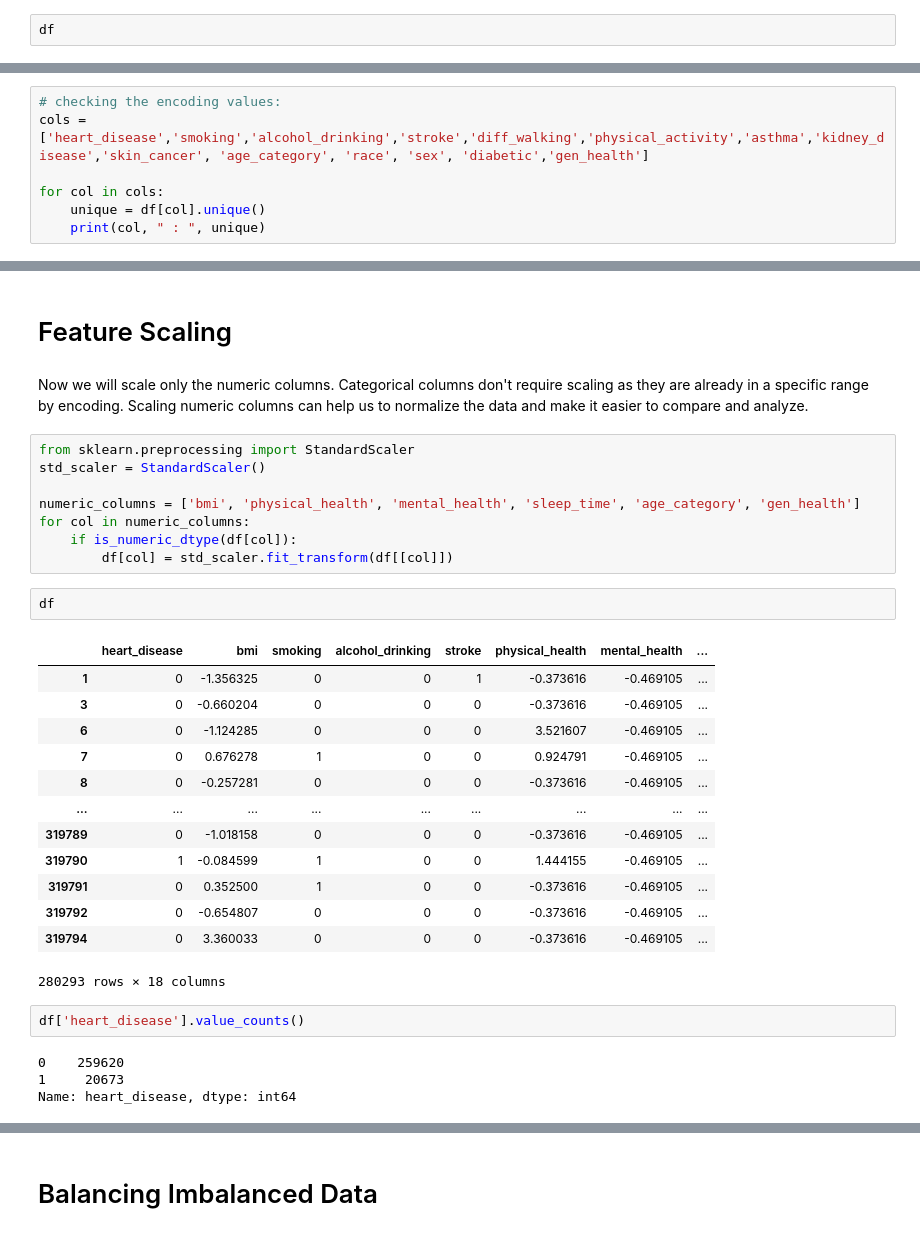
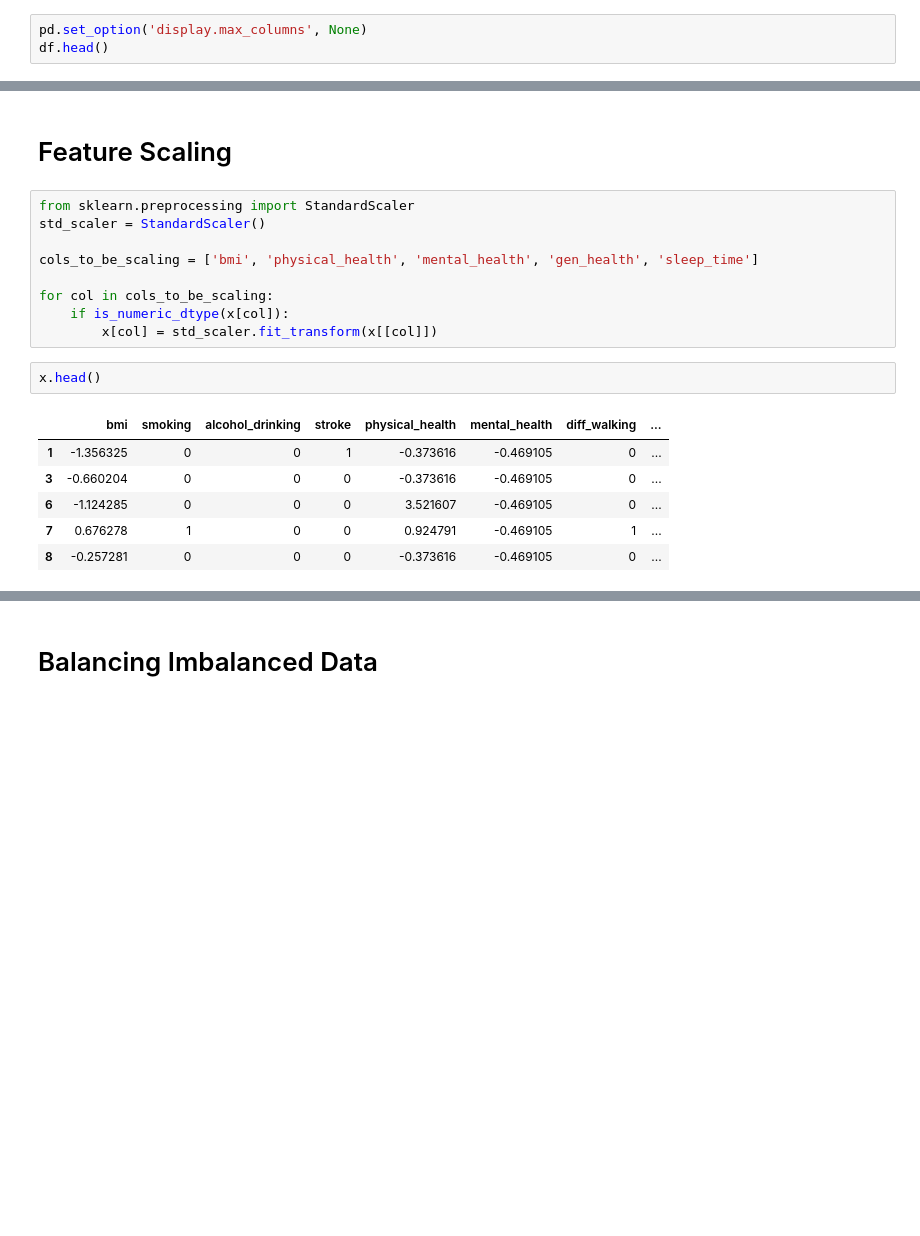
Before and after one commit to S-Delowar/DS-Projects, a Jupyter notebook: Heart Disease Prediction/heart_disease_prediction.ipynb, the cells around one changed output, grey strips where cells are left out. Drawn from its saved outputs; the diff is of its cells as text; blank space fills up the shorter version.

Commit message:
handling imbalanced data

```diff
--- a/Heart Disease Prediction/heart_disease_prediction.ipynb
+++ b/Heart Disease Prediction/heart_disease_prediction.ipynb
@@ -395,5 +386,6 @@ df['gen_health'] = df['gen_health'].replace([ 'Fair', 'Poor',  'Good', 'Very goo
 # %%
-df
+pd.set_option('display.max_columns', None)
+df.head()
 # %% [output]
 |  | heart_disease | bmi | smoking | alcohol_drinking | stroke | physical_health | mental_health | ... |
 | 1 | 0 | 20.34 | 0 | 0 | 1 | 0 | 0 | ... |
@@ -411,7 +395,0 @@ df
-# %%
-# checking the encoding values:
-cols = ['heart_disease','smoking','alcohol_drinking','stroke','diff_walking','physical_activity','asthma','kidney_disease','skin_cancer', 'age_category', 'race', 'sex', 'diabetic','gen_health']
-
-for col in cols:
-    unique = df[col].unique()
-    print(col, " : ", unique)
@@ -483,35 +442,21 @@ y.head()
 | 8 | 0 |
 # %% [markdown]
 # Feature Scaling
-# %% [markdown]
-Now we will scale only the numeric columns. Categorical columns don't require scaling as they are already in a specific range by encoding. Scaling numeric columns can help us to normalize the data and make it easier to compare and analyze.
 # %%
 from sklearn.preprocessing import StandardScaler
 std_scaler = StandardScaler()
 
-numeric_columns = ['bmi', 'physical_health', 'mental_health', 'sleep_time', 'age_category', 'gen_health']
-for col in numeric_columns:
-    if is_numeric_dtype(df[col]):
-        df[col] = std_scaler.fit_transform(df[[col]])
+cols_to_be_scaling = ['bmi', 'physical_health', 'mental_health', 'gen_health', 'sleep_time']
+
+for col in cols_to_be_scaling:
+    if is_numeric_dtype(x[col]):
+        x[col] = std_scaler.fit_transform(x[[col]])
 # %%
-df
+x.head()
 # %% [output]
-|  | heart_disease | bmi | smoking | alcohol_drinking | stroke | physical_health | mental_health | ... |
-| 1 | 0 | -1.356325 | 0 | 0 | 1 | -0.373616 | -0.469105 | ... |
-| 3 | 0 | -0.660204 | 0 | 0 | 0 | -0.373616 | -0.469105 | ... |
-| 6 | 0 | -1.124285 | 0 | 0 | 0 | 3.521607 | -0.469105 | ... |
-| 7 | 0 | 0.676278 | 1 | 0 | 0 | 0.924791 | -0.469105 | ... |
-| 8 | 0 | -0.257281 | 0 | 0 | 0 | -0.373616 | -0.469105 | ... |
-| ... | ... | ... | ... | ... | ... | ... | ... | ... |
-| 319789 | 0 | -1.018158 | 0 | 0 | 0 | -0.373616 | -0.469105 | ... |
-| 319790 | 1 | -0.084599 | 1 | 0 | 0 | 1.444155 | -0.469105 | ... |
-| 319791 | 0 | 0.352500 | 1 | 0 | 0 | -0.373616 | -0.469105 | ... |
-| 319792 | 0 | -0.654807 | 0 | 0 | 0 | -0.373616 | -0.469105 | ... |
-| 319794 | 0 | 3.360033 | 0 | 0 | 0 | -0.373616 | -0.469105 | ... |
+|  | bmi | smoking | alcohol_drinking | stroke | physical_health | mental_health | diff_walking | ... |
+| 1 | -1.356325 | 0 | 0 | 1 | -0.373616 | -0.469105 | 0 | ... |
+| 3 | -0.660204 | 0 | 0 | 0 | -0.373616 | -0.469105 | 0 | ... |
+| 6 | -1.124285 | 0 | 0 | 0 | 3.521607 | -0.469105 | 0 | ... |
+| 7 | 0.676278 | 1 | 0 | 0 | 0.924791 | -0.469105 | 1 | ... |
+| 8 | -0.257281 | 0 | 0 | 0 | -0.373616 | -0.469105 | 0 | ... |
-280293 rows × 18 columns
-# %%
-df['heart_disease'].value_counts()
-# %% [output]
-0    259620
-1     20673
-Name: heart_disease, dtype: int64
```
Also changed, not shown: parts of 46 cells of this notebook.
